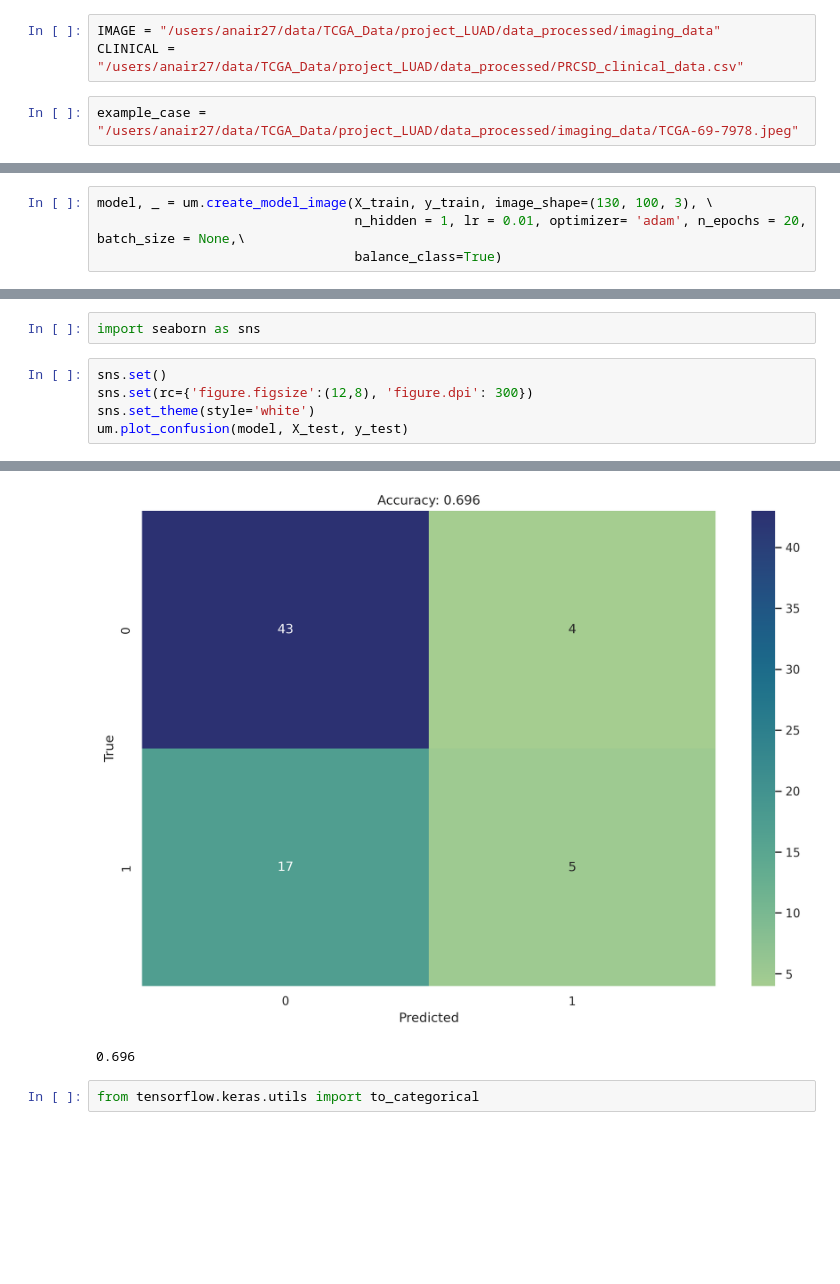
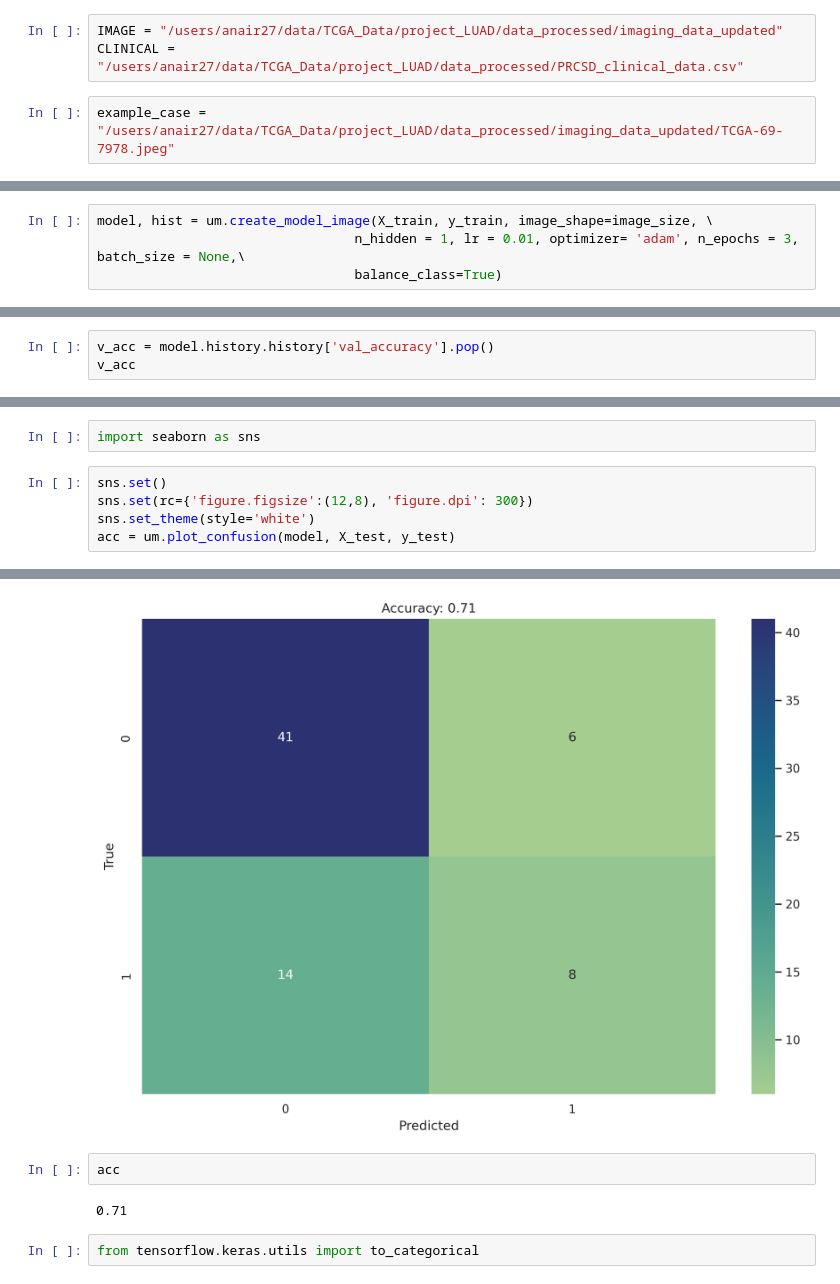
Before and after one commit to akira-nair/multiomic-model-tcga, a Jupyter notebook: models/MAVI/complete_modality.ipynb, the cells around one changed output, grey strips where cells are left out. Drawn from its saved outputs; the diff is of its cells as text; blank space fills up the shorter version.

Commit message:
working unimodal imaging across seeds

```diff
--- a/models/MAVI/complete_modality.ipynb
+++ b/models/MAVI/complete_modality.ipynb
@@ -12,8 +20,8 @@ imp.reload(um)
 # %%
-IMAGE = "/users/anair27/data/TCGA_Data/project_LUAD/data_processed/imaging_data"
+IMAGE = "/users/anair27/data/TCGA_Data/project_LUAD/data_processed/imaging_data_updated"
 CLINICAL = "/users/anair27/data/TCGA_Data/project_LUAD/data_processed/PRCSD_clinical_data.csv"
 # %%
-example_case = "/users/anair27/data/TCGA_Data/project_LUAD/data_processed/imaging_data/TCGA-69-7978.jpeg"
+example_case = "/users/anair27/data/TCGA_Data/project_LUAD/data_processed/imaging_data_updated/TCGA-69-7978.jpeg"
 # %%
 example_image = Image.open(example_case)
 example_image
@@ -109,7 +141,7 @@ array([1, 1, 0, 0, 0, 1, 0, 1, 0, 0, 1, 1, 0, 0, 1, 1, 0, 0, 1, 1, 0, 1,
 import tensorflow as tf
 tf.keras.backend.clear_session()
 # %%
-model, _ = um.create_model_image(X_train, y_train, image_shape=(130, 100, 3), \
-                                 n_hidden = 1, lr = 0.01, optimizer= 'adam', n_epochs = 20, batch_size = None,\
+model, hist = um.create_model_image(X_train, y_train, image_shape=image_size, \
+                                 n_hidden = 1, lr = 0.01, optimizer= 'adam', n_epochs = 3, batch_size = None,\
                                  balance_class=True)
 # %% [output]
@@ -132,0 +154,3 @@ Epoch 20/20
+# %%
+v_acc = model.history.history['val_accuracy'].pop()
+v_acc
@@ -164,5 +223,5 @@ import seaborn as sns
 sns.set()
 sns.set(rc={'figure.figsize':(12,8), 'figure.dpi': 300})
 sns.set_theme(style='white')
-um.plot_confusion(model, X_test, y_test)
+acc = um.plot_confusion(model, X_test, y_test)
 # %% [output]
@@ -171,5 +230,8 @@ Test loss: 0.9378097057342529 / Test accuracy: 0.695652186870575
-[figure, old version]
+[figure, new version]
-0.696
+# %%
+acc
+# %% [output]
+0.71
 # %%
 from tensorflow.keras.utils import to_categorical
 # %%
```
Also changed, not shown: parts of 16 cells of this notebook, 3 other files.
